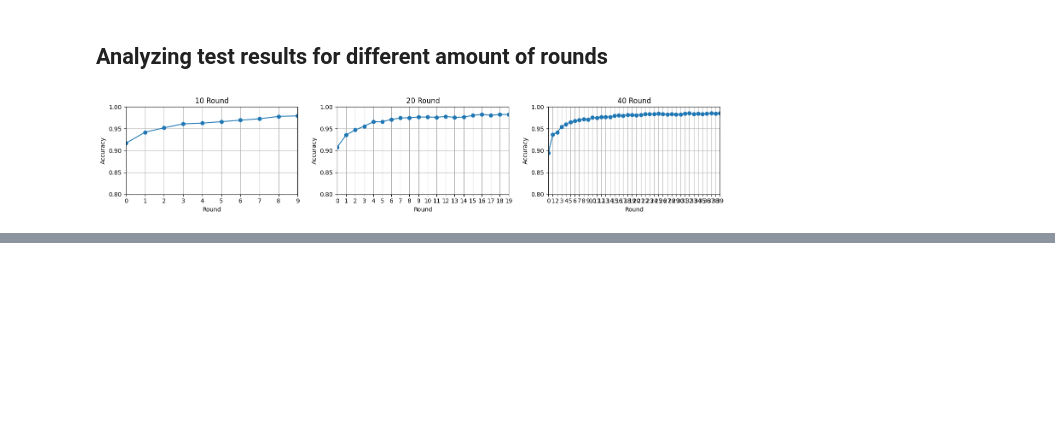
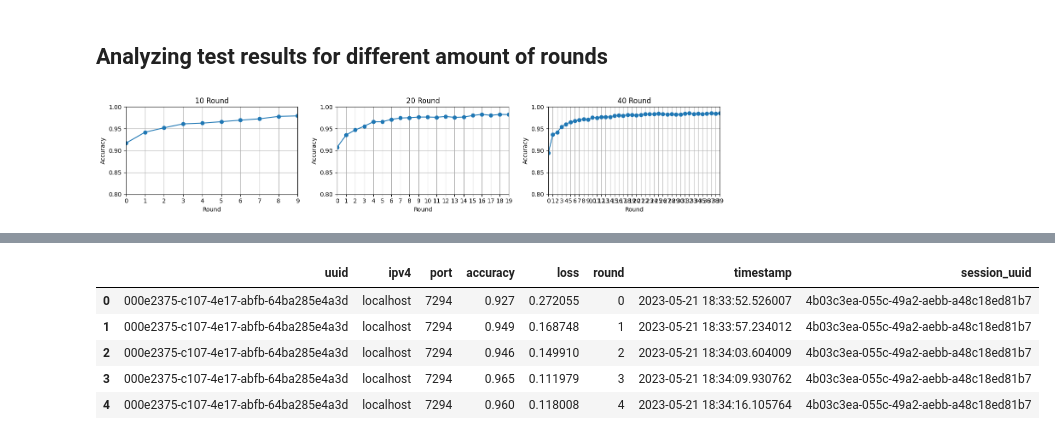
Before and after one commit to AHalic/decentralized_federated_system, a Jupyter notebook: analysis/results_analysis.ipynb, the cells around one changed output, grey strips where cells are left out. Saved outputs shown, nothing was run; the diff lists cells and outputs as text; code cells hidden in the pictures; blank space fills up the shorter version.

```diff
--- a/analysis/results_analysis.ipynb
+++ b/analysis/results_analysis.ipynb
@@ -192,0 +307,10 @@ plt.savefig(f"server_test_acc_10_20_40.png")
+# %%
+grpc_test_client_df_raw = pd.read_csv("https://raw.githubusercontent.com/beamaia/federated_system_mnist/main/test_client_results.csv")
+grpc_test_client_df_raw.head()
+# %% [output]
+|  | uuid | ipv4 | port | accuracy | loss | round | timestamp | session_uuid |
+| 0 | 000e2375-c107-4e17-abfb-64ba285e4a3d | localhost | 7294 | 0.927 | 0.272055 | 0 | 2023-05-21 18:33:52.526007 | 4b03c3ea-055c-49a2-aebb-a48c18ed81b7 |
+| 1 | 000e2375-c107-4e17-abfb-64ba285e4a3d | localhost | 7294 | 0.949 | 0.168748 | 1 | 2023-05-21 18:33:57.234012 | 4b03c3ea-055c-49a2-aebb-a48c18ed81b7 |
+| 2 | 000e2375-c107-4e17-abfb-64ba285e4a3d | localhost | 7294 | 0.946 | 0.149910 | 2 | 2023-05-21 18:34:03.604009 | 4b03c3ea-055c-49a2-aebb-a48c18ed81b7 |
+| 3 | 000e2375-c107-4e17-abfb-64ba285e4a3d | localhost | 7294 | 0.965 | 0.111979 | 3 | 2023-05-21 18:34:09.930762 | 4b03c3ea-055c-49a2-aebb-a48c18ed81b7 |
+| 4 | 000e2375-c107-4e17-abfb-64ba285e4a3d | localhost | 7294 | 0.960 | 0.118008 | 4 | 2023-05-21 18:34:16.105764 | 4b03c3ea-055c-49a2-aebb-a48c18ed81b7 |
```
Also changed, not shown: parts of 16 cells of this notebook, 5 other files.
